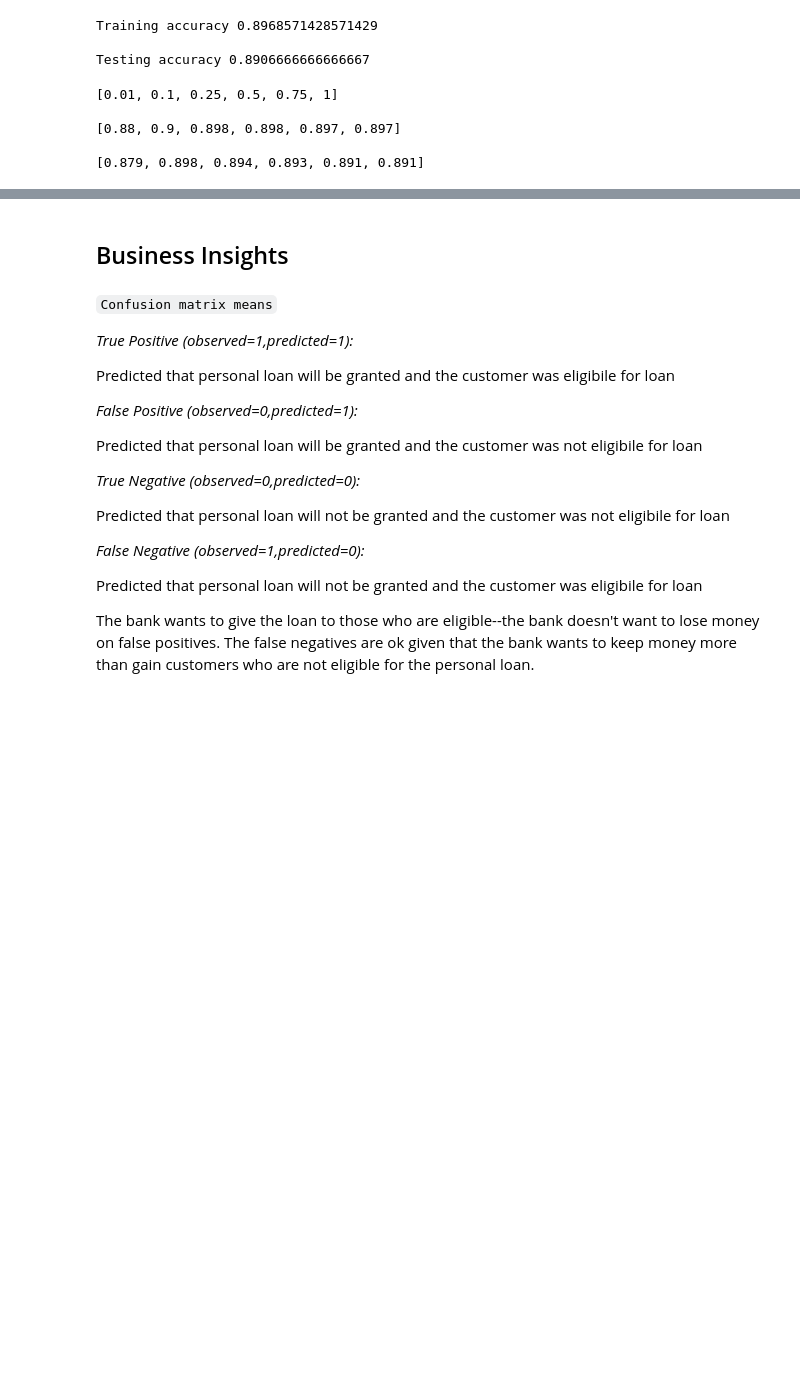
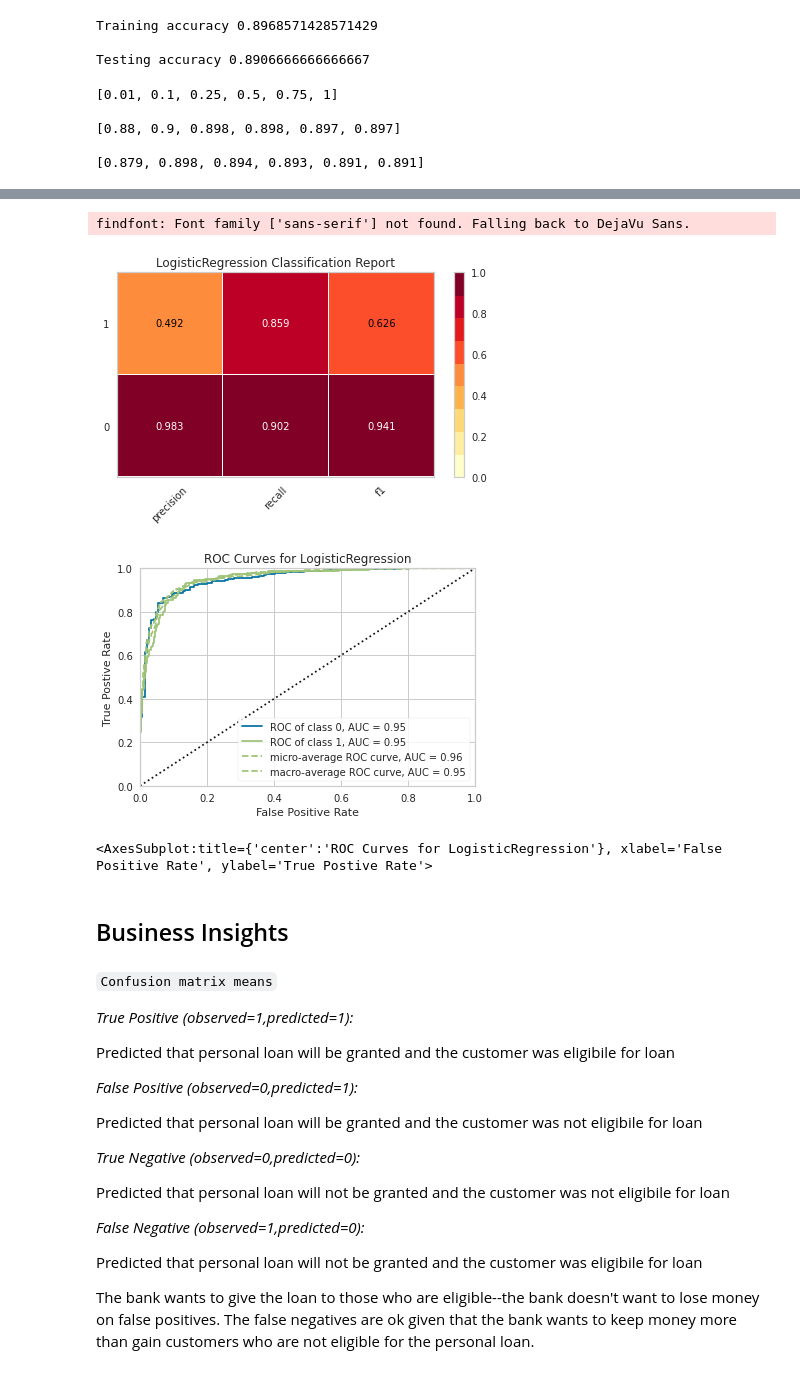
Before and after one commit to lauren-alexandra/personal-loan-campaign, a Jupyter notebook: Personal_Loan_Campaign.ipynb, the cells around one changed output, grey strips where cells are left out. Drawn from its saved outputs; the diff is of its cells as text; code cells hidden in the pictures; blank space fills up the shorter version.

```diff
--- a/Personal_Loan_Campaign.ipynb
+++ b/Personal_Loan_Campaign.ipynb
@@ -482,3 +483,20 @@ Roc Auc Score: 0.8806774996398393
+# %%
+# model performance
+
+viz = ClassificationReport(model)
+viz.fit(x_train, y_train)
+viz.score(x_test, y_test)
+viz.show()
+
+roc = ROCAUC(model)
+roc.fit(x_train, y_train)
+roc.score(x_test, y_test)
+roc.show()
+# %% [output]
+findfont: Font family ['sans-serif'] not found. Falling back to DejaVu Sans.
+[figure, added]
+[figure, added]
+<AxesSubplot:title={'center':'ROC Curves for LogisticRegression'}, xlabel='False Positive Rate', ylabel='True Postive Rate'>
 # %% [markdown]
 ## Business Insights
 # %% [markdown]
```
Also changed, not shown: parts of 5 cells of this notebook.
